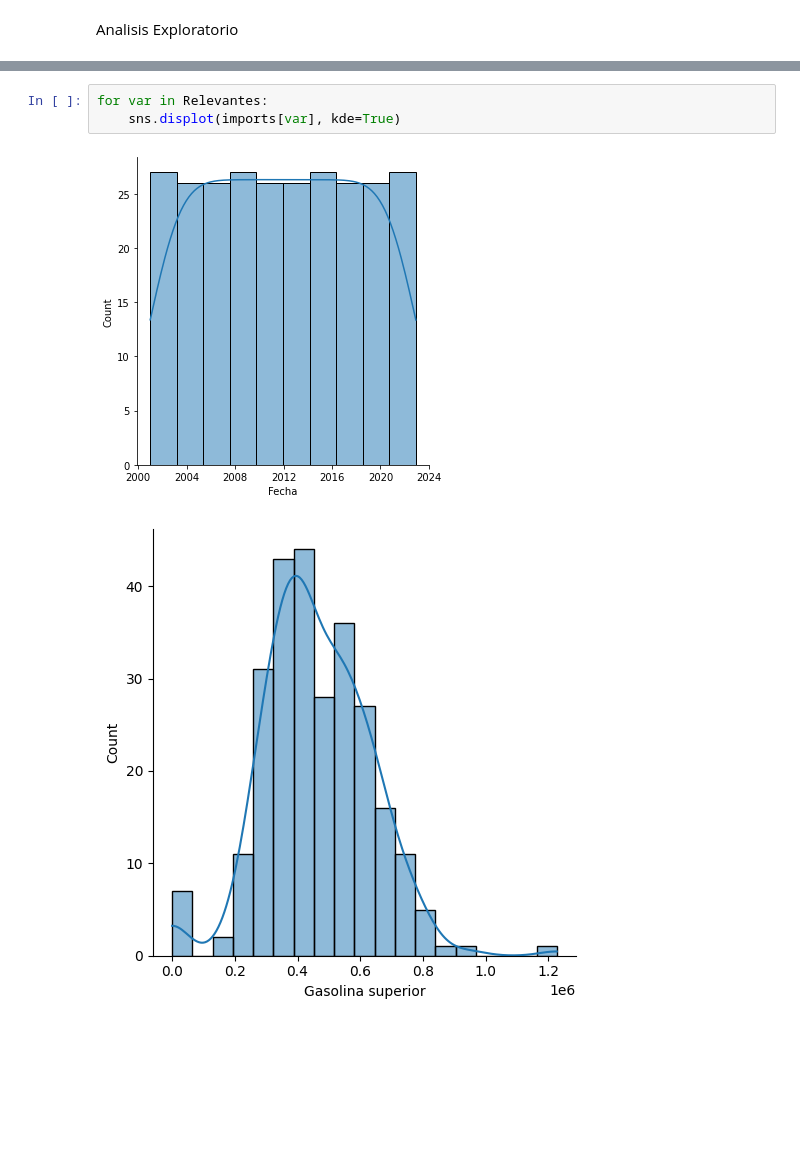
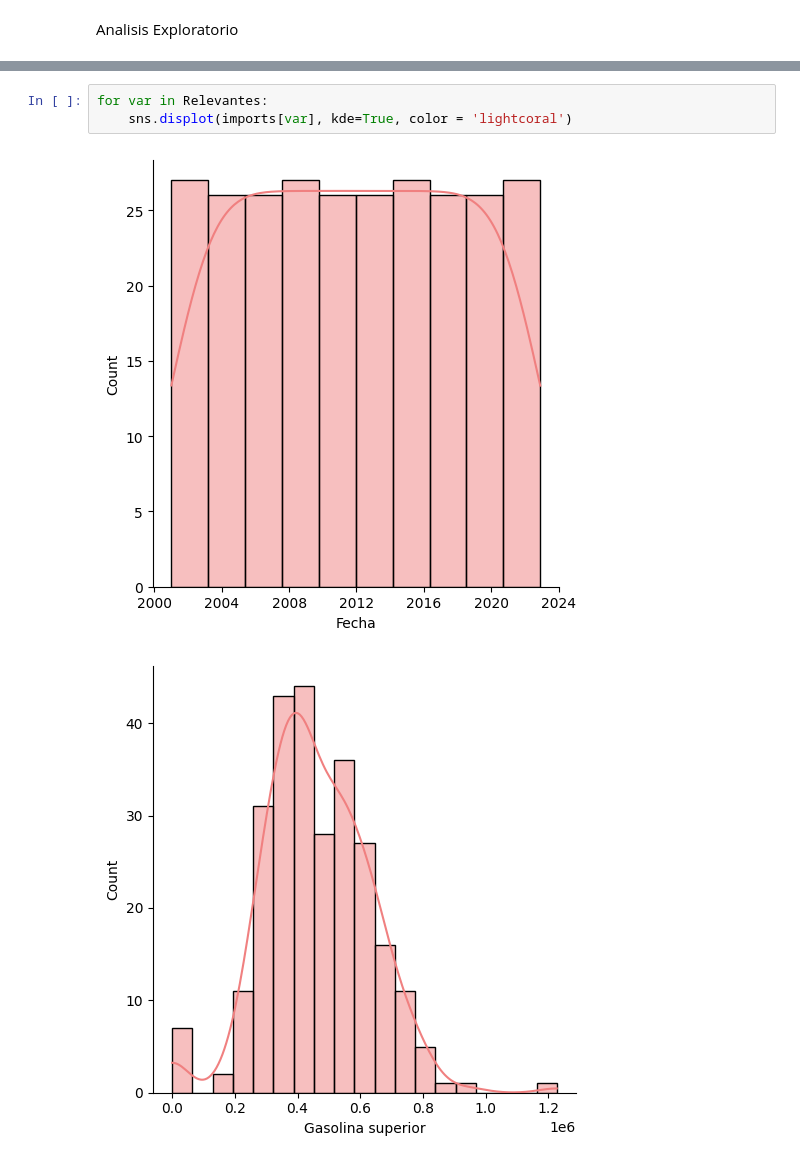
Before and after one commit to AndresQuinto5/HDT2-DS, a Jupyter notebook: HDT2-DS.ipynb, the cells around one changed output, grey strips where cells are left out. Cells and saved outputs as stored; diff of their text form; blank space fills up the shorter version.

```diff
--- a/HDT2-DS.ipynb
+++ b/HDT2-DS.ipynb
@@ -70,7 +113,7 @@ imports.head(15)
 | 14 | 2002-03-01 | 246292.6 | 104673.64 | 432538.46 |
 # %%
 for var in Relevantes:
-    sns.displot(imports[var], kde=True)
+    sns.displot(imports[var], kde=True, color = 'lightcoral')
 # %% [output]
-[figure, old version]
+[figure, new version]
-[figure, old version]
+[figure, new version]
```
Also changed, not shown: parts of 8 cells of this notebook.
